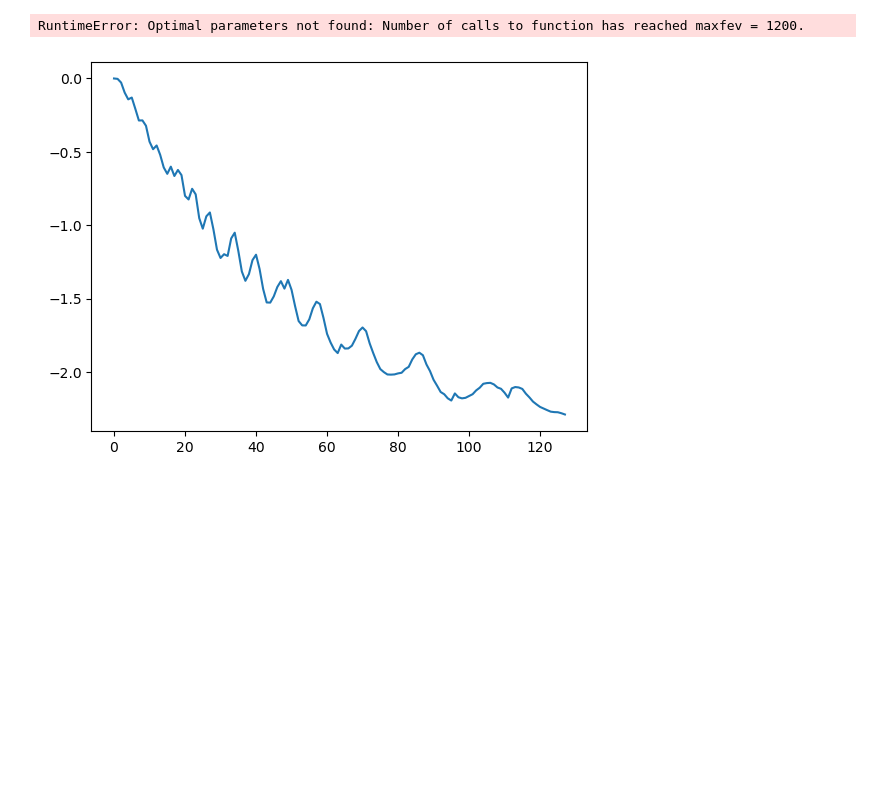
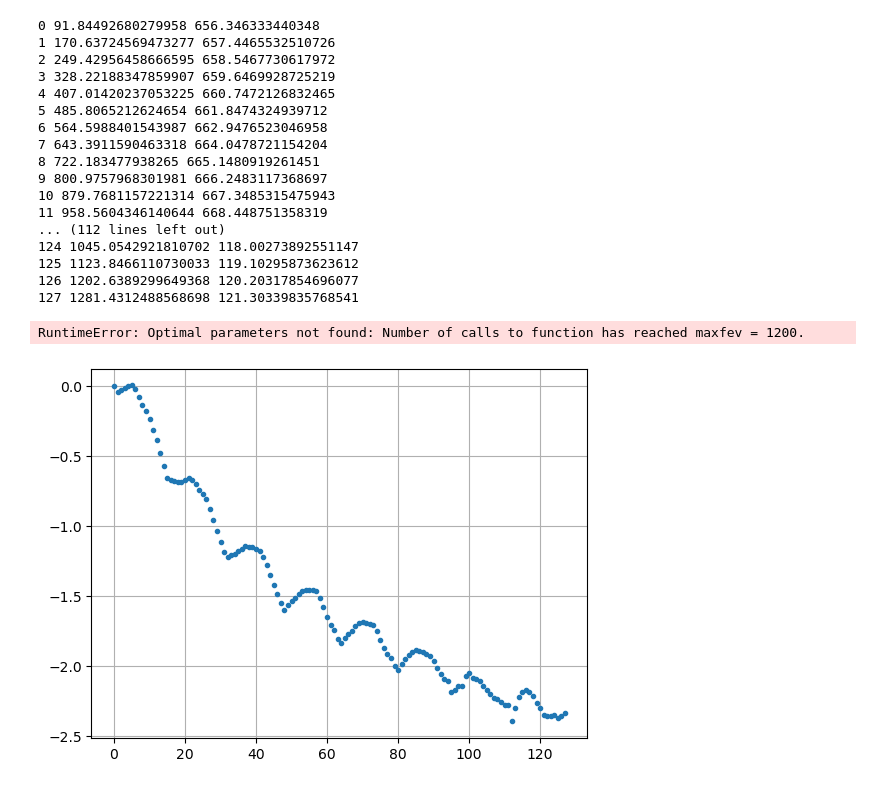
Before and after one commit to daguiam/Greyscale-calibration-using-polytec-topography, a Jupyter notebook: polytec_process_greyscale_calibration.ipynb, the cells around one changed output. Saved outputs shown, nothing was run; the diff lists cells and outputs as text; code cells hidden in the pictures; blank space fills up the shorter version.

```diff
--- a/polytec_process_greyscale_calibration.ipynb
+++ b/polytec_process_greyscale_calibration.ipynb
@@ -54,12 +67,17 @@ from scipy import interpolate
 import os
 # %%
 
-path = ""
+path = "\\\\inl-fps01\\Data\\CleanRoom\\UsersData\\29_ImiNa\\SensitiveIndustry\\SensInd_Test05_NIL_GS_Replication\\Metrology\\4. Polytec\\Test01W02"
 
 file = "TMS_E100_F40_matrix.txt"
 file = "TMS_E100_F-40_matrix.txt"
 file = "TMS_E100_F0_matrix.txt"
 file = "TMS_E90_F40_matrix.txt"
+
+file = "TMS_E90_F0.txt"
+
+file = "TMS_E100_F0.txt"
+file = "TMS_E100_F40.txt"
 
 filename = os.path.join(path, file)
 
@@ -79,19 +97,21 @@ plt.imshow(data)
 # then set the export_data flag to True
 
 
-region_origin = (95, 820)
+region_origin = (95, 775)
+region_origin = (101, 655)
 
 
 export_data = True
-# export_data = False
+export_data = False
 
-region_tilt_angle = -0.5
+region_tilt_angle = 0.8
 
-region_width = 20
+region_width = 15
 region_height = region_width
 region_cols = 16
 region_rows = 8
 region_step_x = 78.5
+region_step_x = 78.8
 region_step_y = region_step_x
 
 regions = []
@@ -145,7 +165,7 @@ depths_std = []
 for index, (x,y) in enumerate(zip(region_x, region_y)):
     # print(index, x,y)
 
-
+    # print(index, x, y)
     region_data = data[int(y-region_height/2):int(y+region_height/2),
                        int(x-region_width/2):int(x+region_width/2)]
 
@@ -169,8 +189,9 @@ depths -= depths[0]
 
 
 plt.figure()
-plt.plot(indexes, depths)
+plt.plot(indexes, depths, '.')
 
+plt.grid(which='both')
 
 # depths = depths-depths[-1]
 def gs_fit_curve(x, e1, e2 ,e3, e4, C,):
@@ -191,7 +212,7 @@ depths -= depths[0]
 fit_depth -= fit_depth[0]
 # print(popt)
 # plt.plot(indexes, depths)
-plt.plot(indexes, fit_depth)
+plt.plot(indexes, fit_depth,)
 fit_depth[-1]
 
 
@@ -199,33 +220,49 @@ fit_depth[-1]
 plt.errorbar(indexes,depths, yerr=depths_std*2)
 
 plt.xlabel("Grey level")
 plt.ylabel("Depth [µm]")
 
 
 plt.title(file_text, fontsize=8)
-
 
 if export_data:
 
     test_filename = file_text+"_raw_data.png"
     plt.savefig(os.path.join(path, test_filename))
 
     raw_filename = file_text+"_raw_data.csv"
 
     np.savetxt(os.path.join(path, raw_filename),
             np.array([indexes, depths, depths_std, fit_depth]).T,
             delimiter=',',
             fmt=['%d', '%0.3f', '%0.3f', '%0.3f'],
             header='greylevel, depth, depth_std, fit_depth')
 
 
     raw_filename = file_text+"_gs_calibration.csv"
 
     np.savetxt(os.path.join(path, raw_filename),
             np.array([indexes, fit_depth]).T,
             delimiter=',',
             fmt=['%d', '%0.3f'],
             header='greylevel, depth')
 # %% [output]
-RuntimeError: Optimal parameters not found: Number of calls to function has reached maxfev = 1200.
+0 91.84492680279958 656.346333440348
+1 170.63724569473277 657.4465532510726
+2 249.42956458666595 658.5467730617972
+3 328.22188347859907 659.6469928725219
+4 407.01420237053225 660.7472126832465
+5 485.8065212624654 661.8474324939712
+6 564.5988401543987 662.9476523046958
+7 643.3911590463318 664.0478721154204
+8 722.183477938265 665.1480919261451
+9 800.9757968301981 666.2483117368697
+10 879.7681157221314 667.3485315475943
+11 958.5604346140644 668.448751358319
+... (112 lines left out)
+124 1045.0542921810702 118.00273892551147
+125 1123.8466110730033 119.10295873623612
+126 1202.6389299649368 120.20317854696077
+127 1281.4312488568698 121.30339835768541
+RuntimeError: Optimal parameters not found: Number of calls to function has reached maxfev = 1200.
-[figure, old version]
+[figure, new version]
```
Also changed, not shown: parts of 3 cells of this notebook, 7 other files.
